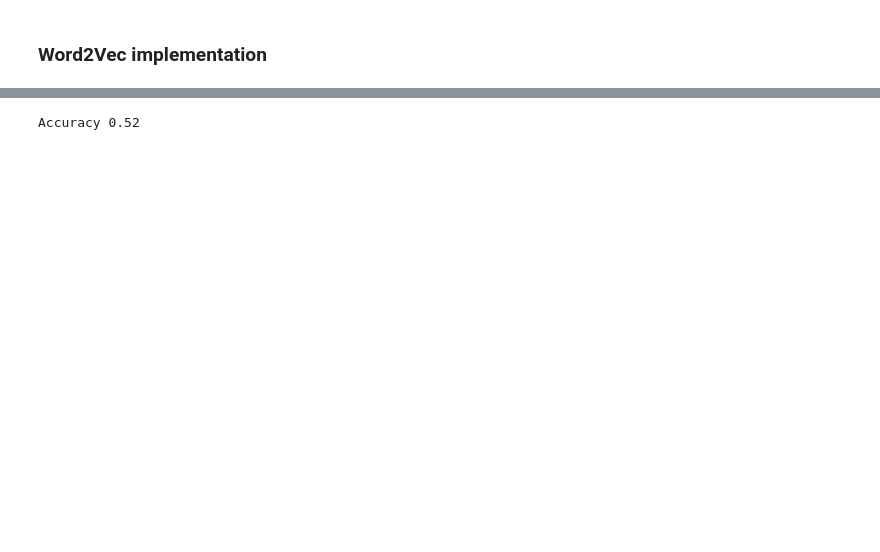
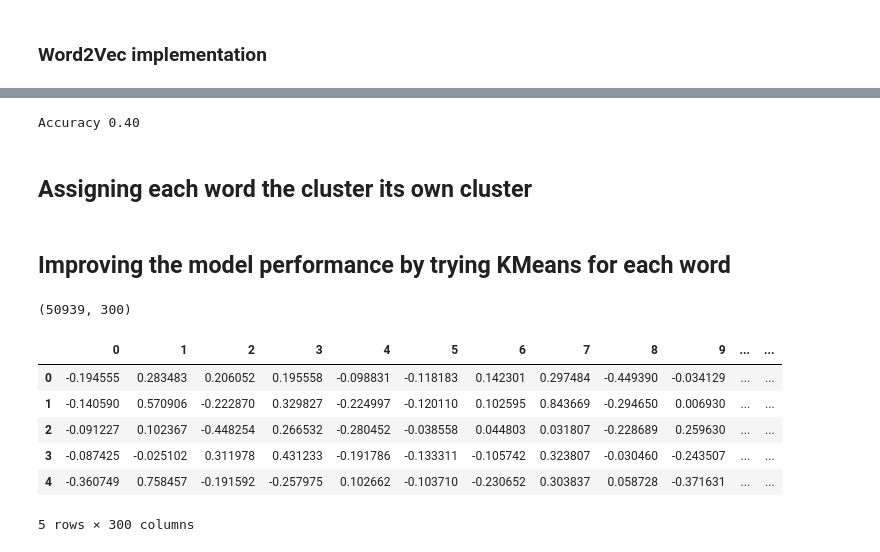
Before and after one commit to STaineT/Unsupervised-Learning---IMDB, a Jupyter notebook: Trustpage_KMeans_Dense_Word2Vec.ipynb, the cells around one changed output, grey strips where cells are left out. Cells and saved outputs as stored; diff of their text form; code cells hidden in the pictures; blank space fills up the shorter version.

```diff
--- a/Trustpage_KMeans_Dense_Word2Vec.ipynb
+++ b/Trustpage_KMeans_Dense_Word2Vec.ipynb
@@ -135,5 +203,6 @@ model.save("word2vec.model")
 # %%
 # load the model
+word_vectors = Word2Vec.load(".\word2vec.model").wv
 model =  Word2Vec.load(".\word2vec.model").wv
 # %%
 '''in order to feed the data into the Kmeans, created
@@ -166,9 +237,13 @@ prediction = KMeans.predict(ave_w2v)
 # evaluate the model
 from sklearn.metrics import confusion_matrix,classification_report,accuracy_score,f1_score
 imdb['sentiment_pred'] = pd.Series(prediction)
-f1 = f1_score(imdb['sentiment'],imdb['sentiment_pred'],pos_label=1)
+# f1 = f1_score(imdb['sentiment'],imdb['sentiment_pred'],pos_label=1)
 acc = accuracy_score(imdb['sentiment'],imdb['sentiment_pred'])
 
 print("Accuracy {:.2f}".format(acc))
 # %% [output]
-Accuracy 0.52
+Accuracy 0.40
+# %% [markdown]
+## Assigning each word the cluster its own cluster
+# %% [markdown]
+## Improving the model performance by trying KMeans for each word
@@ -174,0 +255,17 @@ Accuracy 0.52
+# %%
+# examining the shpae of the vector out of word2vec
+word_vectors.vectors.shape
+# %% [output]
+(50939, 300)
+# %%
+# creating words datafame from word_vector that is created from word2vec
+words = pd.DataFrame(word_vectors.vectors)
+words.head()
+# %% [output]
+|  | 0 | 1 | 2 | 3 | 4 | 5 | 6 | 7 | 8 | 9 | ... | ... |
+| 0 | -0.194555 | 0.283483 | 0.206052 | 0.195558 | -0.098831 | -0.118183 | 0.142301 | 0.297484 | -0.449390 | -0.034129 | ... | ... |
+| 1 | -0.140590 | 0.570906 | -0.222870 | 0.329827 | -0.224997 | -0.120110 | 0.102595 | 0.843669 | -0.294650 | 0.006930 | ... | ... |
+| 2 | -0.091227 | 0.102367 | -0.448254 | 0.266532 | -0.280452 | -0.038558 | 0.044803 | 0.031807 | -0.228689 | 0.259630 | ... | ... |
+| 3 | -0.087425 | -0.025102 | 0.311978 | 0.431233 | -0.191786 | -0.133311 | -0.105742 | 0.323807 | -0.030460 | -0.243507 | ... | ... |
+| 4 | -0.360749 | 0.758457 | -0.191592 | -0.257975 | 0.102662 | -0.103710 | -0.230652 | 0.303837 | 0.058728 | -0.371631 | ... | ... |
+5 rows × 300 columns
```
Also changed, not shown: parts of 37 cells of this notebook, 3 other files.
